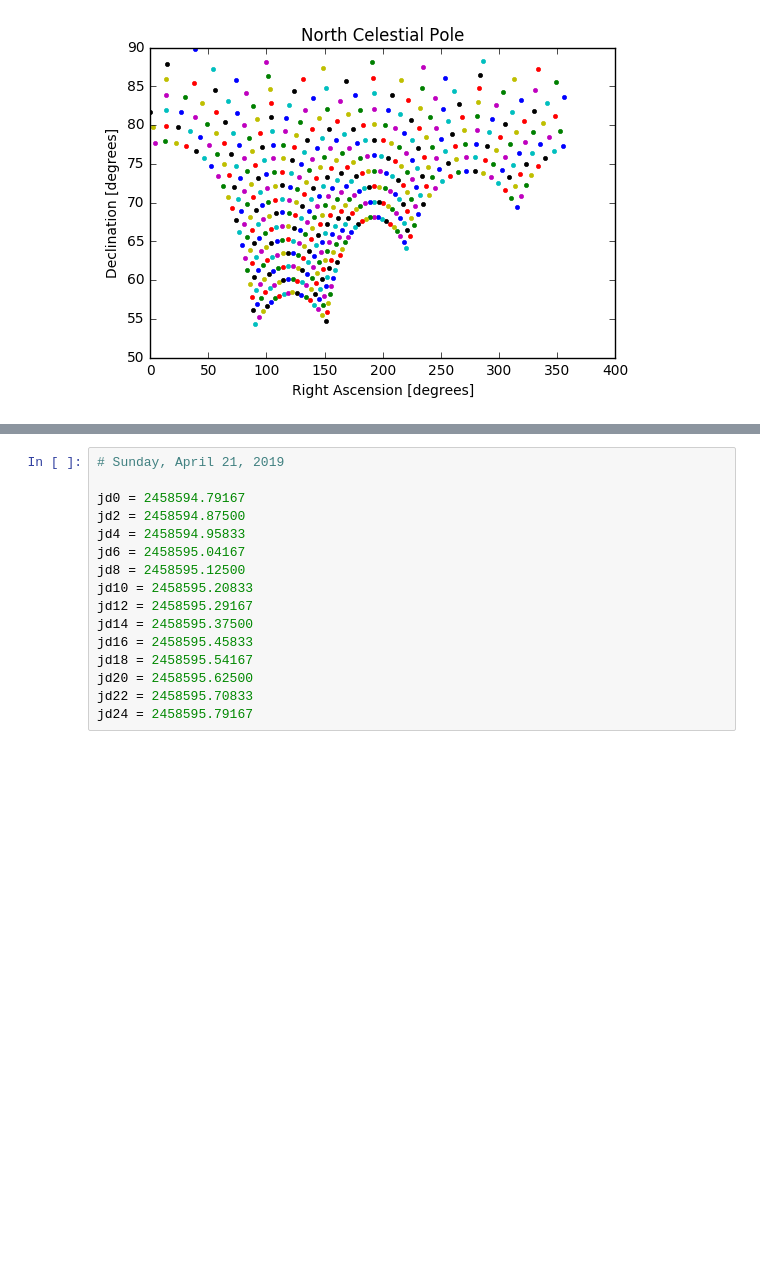
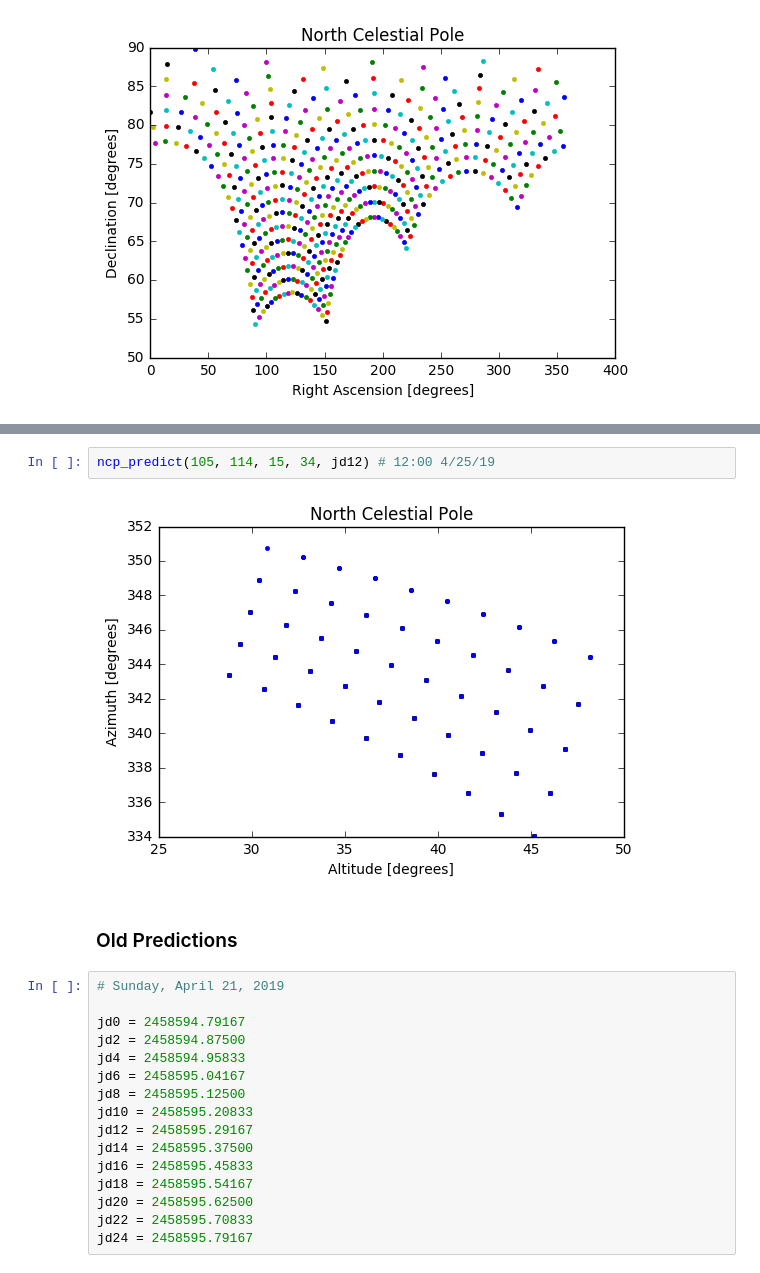
Before and after one commit to gracefujii/Astro-121, a Jupyter notebook: Lab 4 - Coordinates.ipynb, the cells around one changed output, grey strips where cells are left out. Drawn from its saved outputs; the diff is of its cells as text; blank space fills up the shorter version.

```diff
--- a/Lab 4 - Coordinates.ipynb
+++ b/Lab 4 - Coordinates.ipynb
@@ -155,3 +142,9 @@ print(c_41919)
+# %%
+ncp_predict(105, 114, 15, 34, jd12) # 12:00 4/25/19
+# %% [output]
+[figure, added]
+# %% [markdown]
+### Old Predictions
 # %%
 # Sunday, April 21, 2019
 
```
Also changed, not shown: parts of 9 cells of this notebook.
